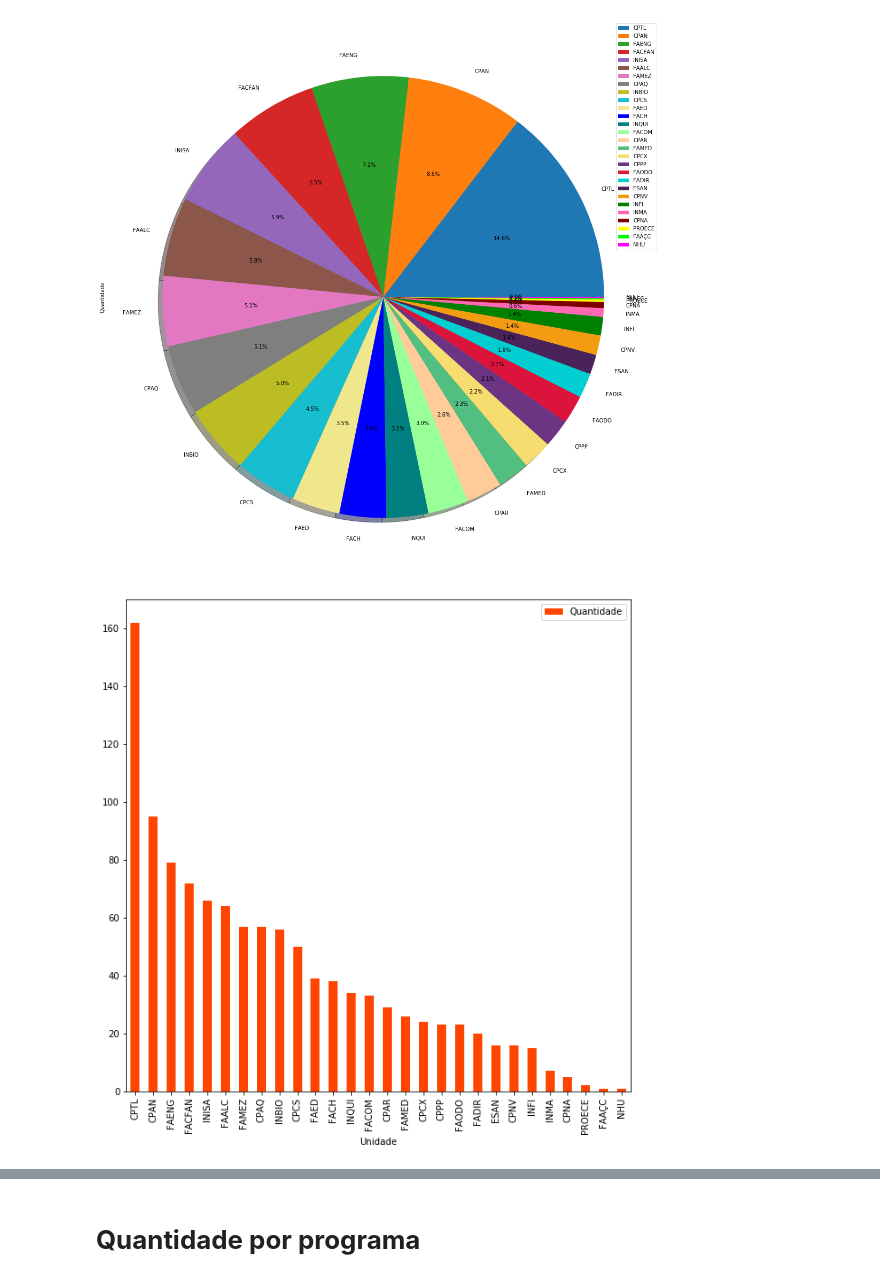
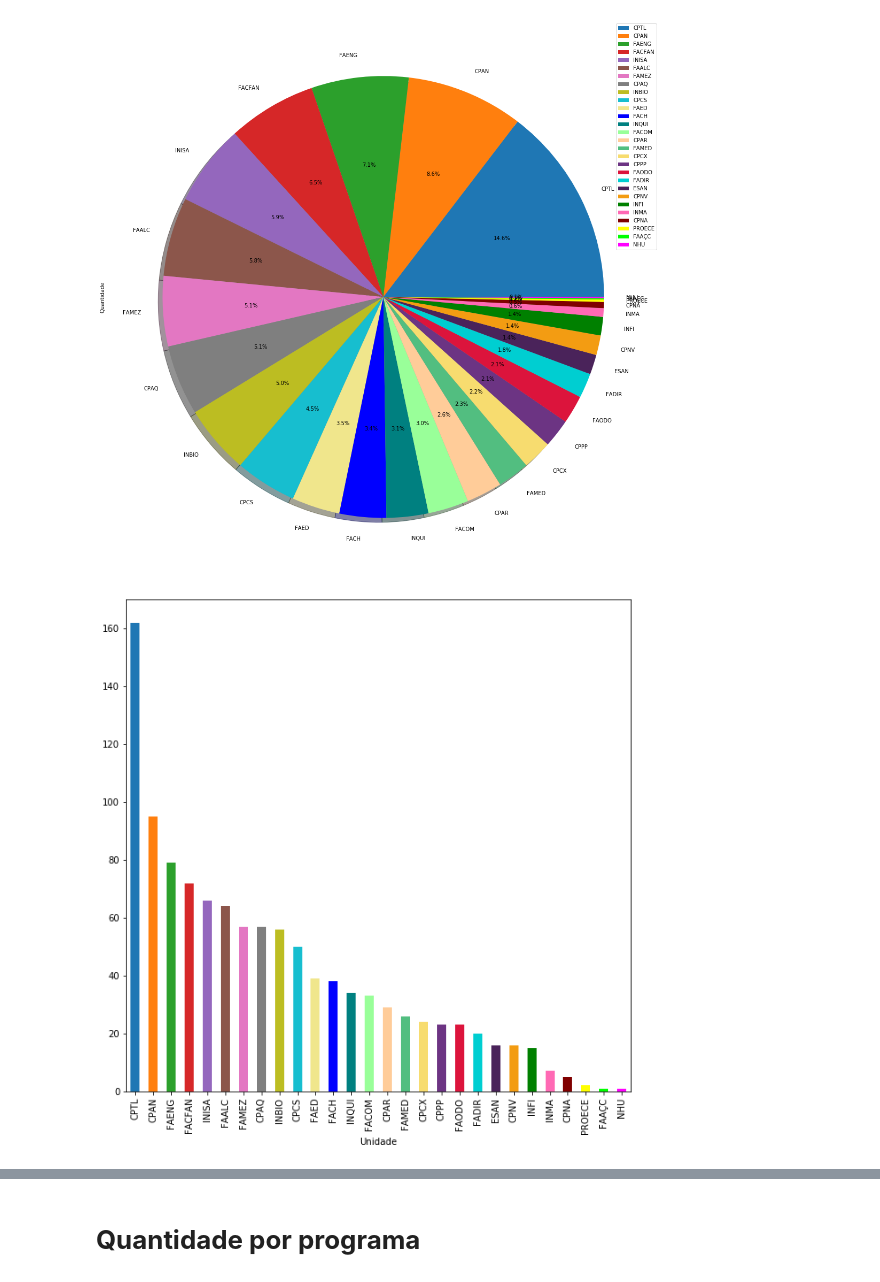
Before and after one commit to danbailo/DataAnalysis-UFMS, a Jupyter notebook: script.ipynb, the cells around one changed output, grey strips where cells are left out. Drawn from its saved outputs; the diff is of its cells as text; code cells hidden in the pictures.

```diff
--- a/script.ipynb
+++ b/script.ipynb
@@ -119,9 +119,9 @@ unidade_pie_fig
 # %%
 # ax = qtd_unidade.plot(color='teal',figsize=(10,10), label='Quantidade', legend=False)
 # unidade_bar = qtd_unidade.plot(color='teal',figsize=(10,10), label='Quantidade', kind='bar', ax=ax)
-unidade_bar = qtd_unidade.plot.bar(color='orangered',figsize=(10,10), label='Quantidade')
+unidade_bar = qtd_unidade.plot.bar(y='Quantidade',figsize=(10,10), legend=False,color = ['#1f77b4', '#ff7f0e', '#2ca02c', '#d62728', '#9467bd', '#8c564b', '#e377c2', '#7f7f7f', '#bcbd22', '#17becf', 'khaki','b','teal','#99ff99','#ffcc99', '#52BE80', '#F7DC6F', '#6C3483', 'crimson', 'darkturquoise', '#4A235A', '#F39C12', 'green', 'hotpink', '#800000', '#FFFF00', '#00FF00', '#FF00FF', '#0000FF', '#FF9999', 'red', '#800080', '#CD5C5C', '#E59866', '#1F618D', '#6E2C00', '#17202A', '#85C1E9', '#F1948A'])
 # %% [output]
-[figure, old version]
+[figure, new version]
 # %%
 for p in unidade_bar.patches: unidade_bar.annotate('{}'.format(str(p.get_height())), (p.get_x(), p.get_height()))
 # %%
```
Also changed, not shown: parts of 6 cells of this notebook, 7 other files.
